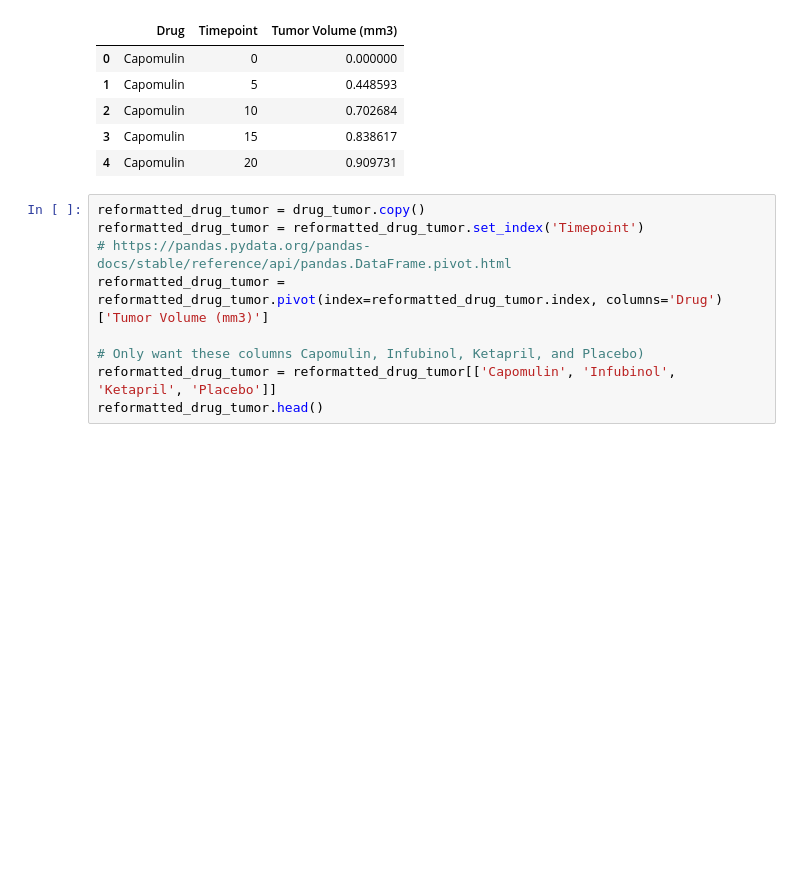
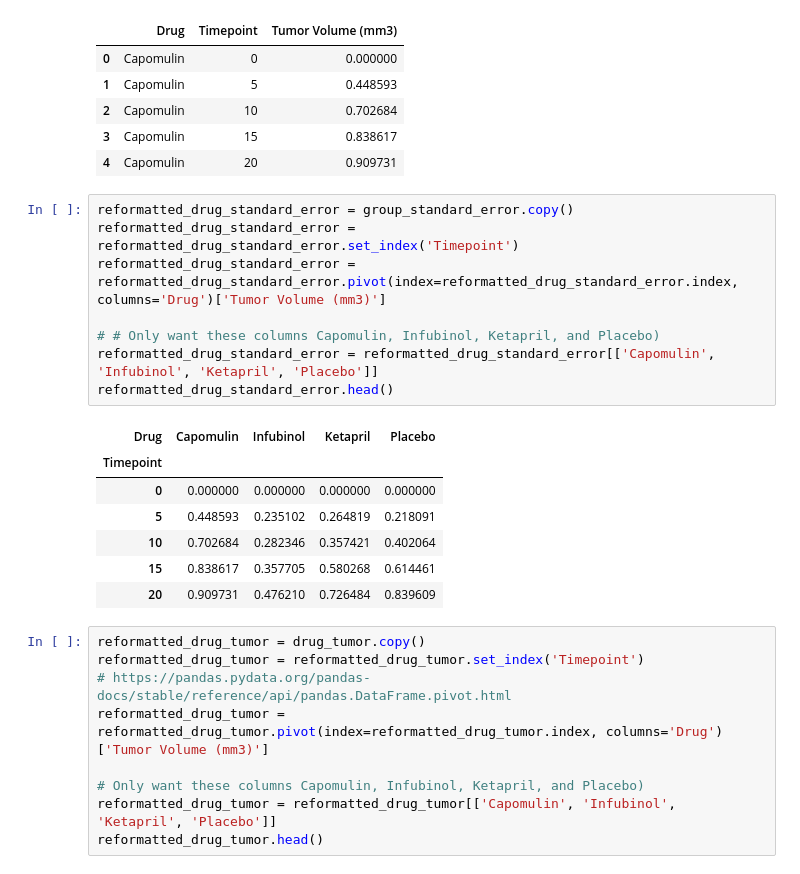
Before and after one commit to adamahrens/matplotlib-challenge, a Jupyter notebook: Pymaceuticals/Matplotlib.ipynb, the cells around one changed output. Cells and saved outputs as stored; diff of their text form; blank space fills up the shorter version.

```diff
--- a/Pymaceuticals/Matplotlib.ipynb
+++ b/Pymaceuticals/Matplotlib.ipynb
@@ -61,6 +61,22 @@ group_standard_error.head()
 | 2 | Capomulin | 10 | 0.702684 |
 | 3 | Capomulin | 15 | 0.838617 |
 | 4 | Capomulin | 20 | 0.909731 |
+# %%
+reformatted_drug_standard_error = group_standard_error.copy()
+reformatted_drug_standard_error = reformatted_drug_standard_error.set_index('Timepoint')
+reformatted_drug_standard_error = reformatted_drug_standard_error.pivot(index=reformatted_drug_standard_error.index, columns='Drug')['Tumor Volume (mm3)']
+
+# # Only want these columns Capomulin, Infubinol, Ketapril, and Placebo)
+reformatted_drug_standard_error = reformatted_drug_standard_error[['Capomulin', 'Infubinol', 'Ketapril', 'Placebo']]
+reformatted_drug_standard_error.head()
+# %% [output]
+| Drug | Capomulin | Infubinol | Ketapril | Placebo |
+| Timepoint |  |  |  |  |
+| 0 | 0.000000 | 0.000000 | 0.000000 | 0.000000 |
+| 5 | 0.448593 | 0.235102 | 0.264819 | 0.218091 |
+| 10 | 0.702684 | 0.282346 | 0.357421 | 0.402064 |
+| 15 | 0.838617 | 0.357705 | 0.580268 | 0.614461 |
+| 20 | 0.909731 | 0.476210 | 0.726484 | 0.839609 |
 # %%
 reformatted_drug_tumor = drug_tumor.copy()
 reformatted_drug_tumor = reformatted_drug_tumor.set_index('Timepoint')
```
Also changed, not shown: parts of 1 cell of this notebook, 1 other file.
